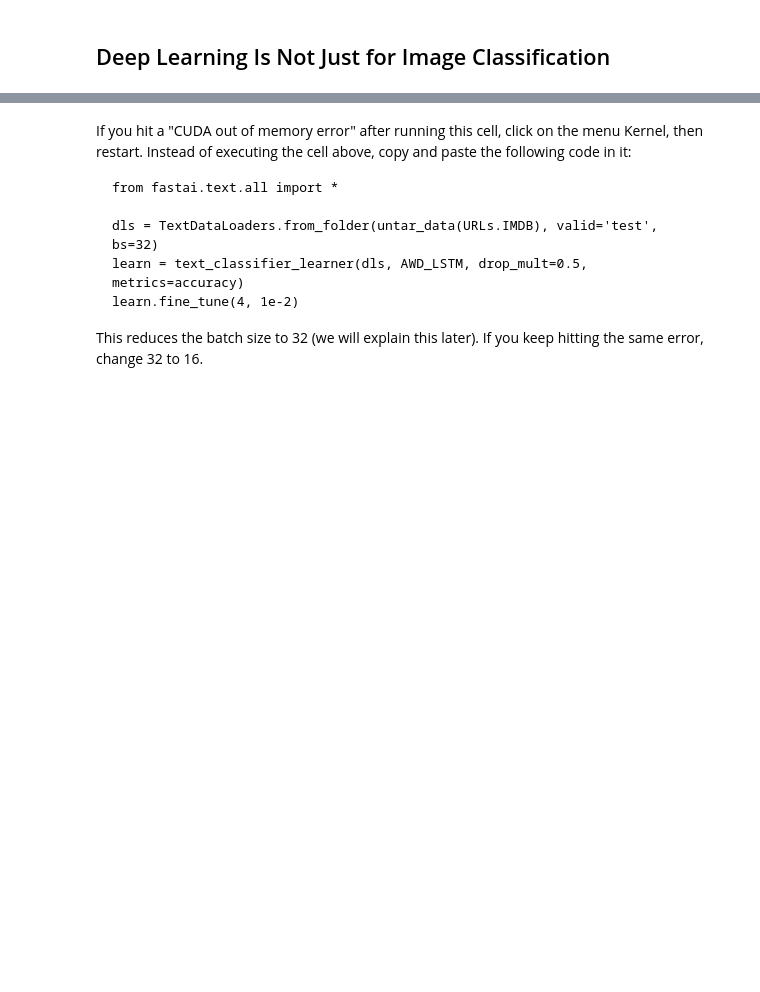
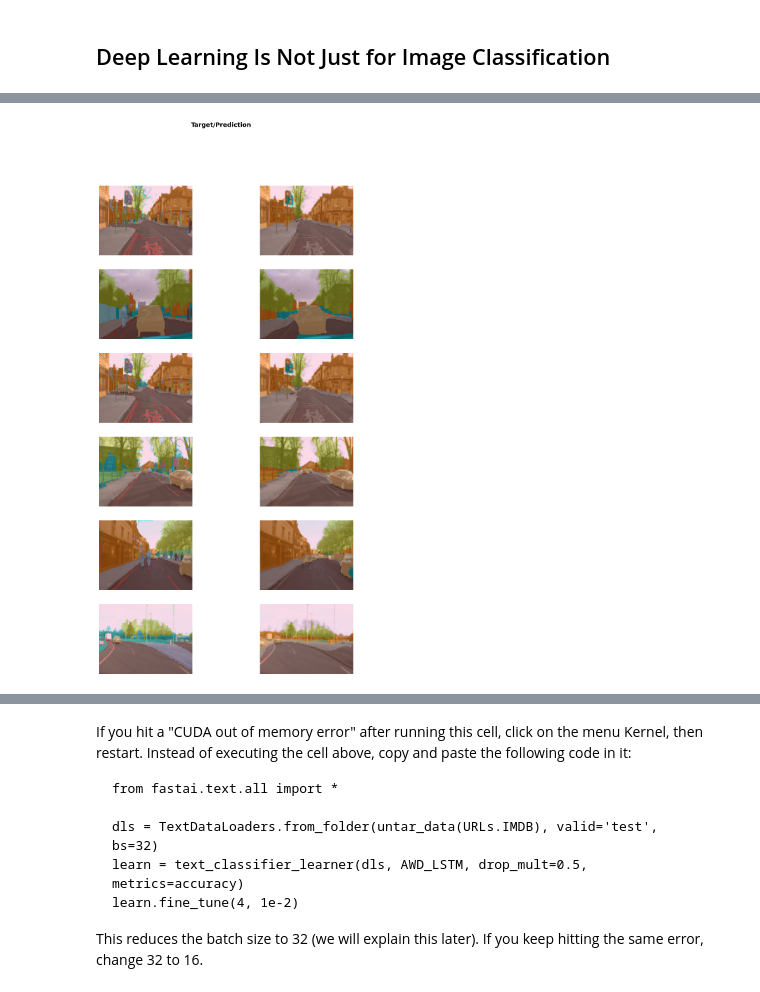
Before and after one commit to warrenrose/Fastai-Learning, a Jupyter notebook: 01_intro.ipynb, the cells around one changed output, grey strips where cells are left out. Drawn from its saved outputs; the diff is of its cells as text; code cells hidden in the pictures; blank space fills up the shorter version.

```diff
--- a/01_intro.ipynb
+++ b/01_intro.ipynb
@@ -115,5 +179,5 @@ dls = SegmentationDataLoaders.from_label_func(
     codes = np.loadtxt(path/'codes.txt', dtype=str)
 )
 
-learn = unet_learner(dls, resnet34)
-learn.fine_tune(8)
+learn_segment = unet_learner(dls, resnet34)
+learn_segment.fine_tune(8)
@@ -120,2 +197,3 @@ learn.fine_tune(8)
 # %%
-learn.show_results(max_n=6, figsize=(7,8))
+learn.show_results(max_n=6, figsize=(12,20))
+# %% [output]
@@ -122,3 +201,4 @@ learn.show_results(max_n=6, figsize=(7,8))
+[figure, added]
 # %%
 from fastai.text.all import *
 
```
Also changed, not shown: parts of 27 cells of this notebook.
